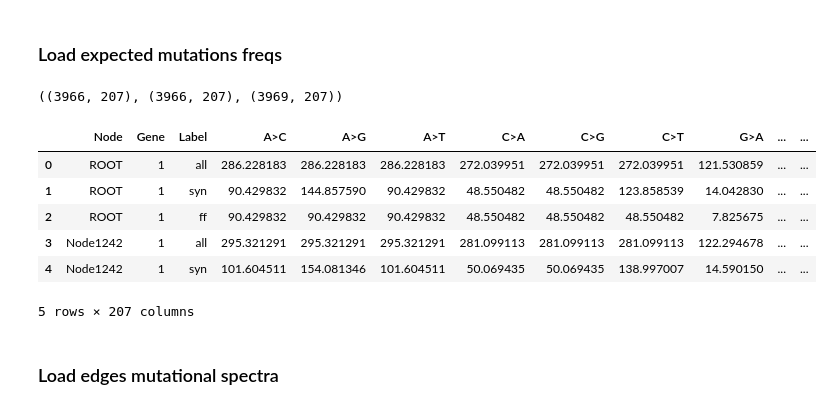
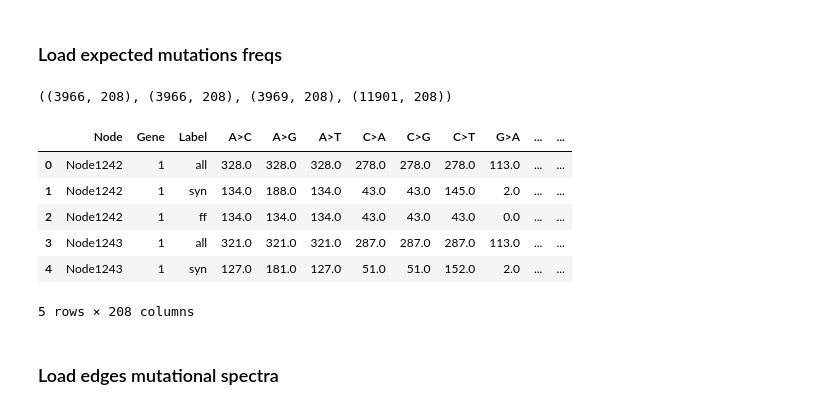
Before and after one commit to mitoclub/nemu-pipeline, a Jupyter notebook: notebooks/pastml_report_mammals_nd1.ipynb, the cells around one changed output. Saved outputs shown, nothing was run; the diff lists cells and outputs as text; code cells hidden in the pictures.

Commit message:
beautify pastml report

```diff
--- a/notebooks/pastml_report_mammals_nd1.ipynb
+++ b/notebooks/pastml_report_mammals_nd1.ipynb
@@ -45,27 +41,27 @@ mut_pastml["MutBase"] = mut_pastml["Mut"].str.slice(2, 5)
 # %%
 path_to_freqs_simple = os.path.join(PATH_TO_DATA, "simple/expected_mutations.tsv")
 path_to_freqs_iqtree = os.path.join(PATH_TO_DATA, "proba/expected_mutations.tsv")
-path_to_freqs_iqtree_no_coef = os.path.join(PATH_TO_DATA, "proba-no-phylocoef/expected_mutations.tsv")
 path_to_freqs_pastml = os.path.join(PATH_TO_DATA, "pastml/expected_mutations.tsv")
 
-freqs_simple = pd.read_csv(path_to_freqs_simple, sep='\t').drop_duplicates()
-freqs_iqtree = pd.read_csv(path_to_freqs_iqtree, sep='\t').drop_duplicates()
-freqs_iqtree_no_coef = pd.read_csv(path_to_freqs_iqtree_no_coef, sep='\t').drop_duplicates()
-freqs_pastml = pd.read_csv(path_to_freqs_pastml, sep='\t').drop_duplicates()
+freqs_simple = pd.read_csv(path_to_freqs_simple, sep='\t').drop_duplicates().assign(Aproach="simple")
+freqs_iqtree = pd.read_csv(path_to_freqs_iqtree, sep='\t').drop_duplicates().assign(Aproach="iqtree")
+freqs_pastml = pd.read_csv(path_to_freqs_pastml, sep='\t').drop_duplicates().assign(Aproach="pastml")
 
-freqs_simple.shape, freqs_iqtree.shape, freqs_pastml.shape
+freqs_nd1 = pd.concat([freqs_simple, freqs_iqtree, freqs_pastml], ignore_index=True)
+
+freqs_simple.shape, freqs_iqtree.shape, freqs_pastml.shape, freqs_nd1.shape
 # %% [output]
-((3966, 207), (3966, 207), (3969, 207))
+((3966, 208), (3966, 208), (3969, 208), (11901, 208))
 # %%
-freqs_pastml.head()
+freqs_nd1.head()
 # %% [output]
 |  | Node | Gene | Label | A>C | A>G | A>T | C>A | C>G | C>T | G>A | ... | ... |
-| 0 | ROOT | 1 | all | 286.228183 | 286.228183 | 286.228183 | 272.039951 | 272.039951 | 272.039951 | 121.530859 | ... | ... |
-| 1 | ROOT | 1 | syn | 90.429832 | 144.857590 | 90.429832 | 48.550482 | 48.550482 | 123.858539 | 14.042830 | ... | ... |
-| 2 | ROOT | 1 | ff | 90.429832 | 90.429832 | 90.429832 | 48.550482 | 48.550482 | 48.550482 | 7.825675 | ... | ... |
-| 3 | Node1242 | 1 | all | 295.321291 | 295.321291 | 295.321291 | 281.099113 | 281.099113 | 281.099113 | 122.294678 | ... | ... |
-| 4 | Node1242 | 1 | syn | 101.604511 | 154.081346 | 101.604511 | 50.069435 | 50.069435 | 138.997007 | 14.590150 | ... | ... |
+| 0 | Node1242 | 1 | all | 328.0 | 328.0 | 328.0 | 278.0 | 278.0 | 278.0 | 113.0 | ... | ... |
+| 1 | Node1242 | 1 | syn | 134.0 | 188.0 | 134.0 | 43.0 | 43.0 | 145.0 | 2.0 | ... | ... |
+| 2 | Node1242 | 1 | ff | 134.0 | 134.0 | 134.0 | 43.0 | 43.0 | 43.0 | 0.0 | ... | ... |
+| 3 | Node1243 | 1 | all | 321.0 | 321.0 | 321.0 | 287.0 | 287.0 | 287.0 | 113.0 | ... | ... |
+| 4 | Node1243 | 1 | syn | 127.0 | 181.0 | 127.0 | 51.0 | 51.0 | 152.0 | 2.0 | ... | ... |
-5 rows × 207 columns
+5 rows × 208 columns
 # %% [markdown]
 ### Load edges mutational spectra
 # %%
```
Also changed, not shown: parts of 42 cells of this notebook.
